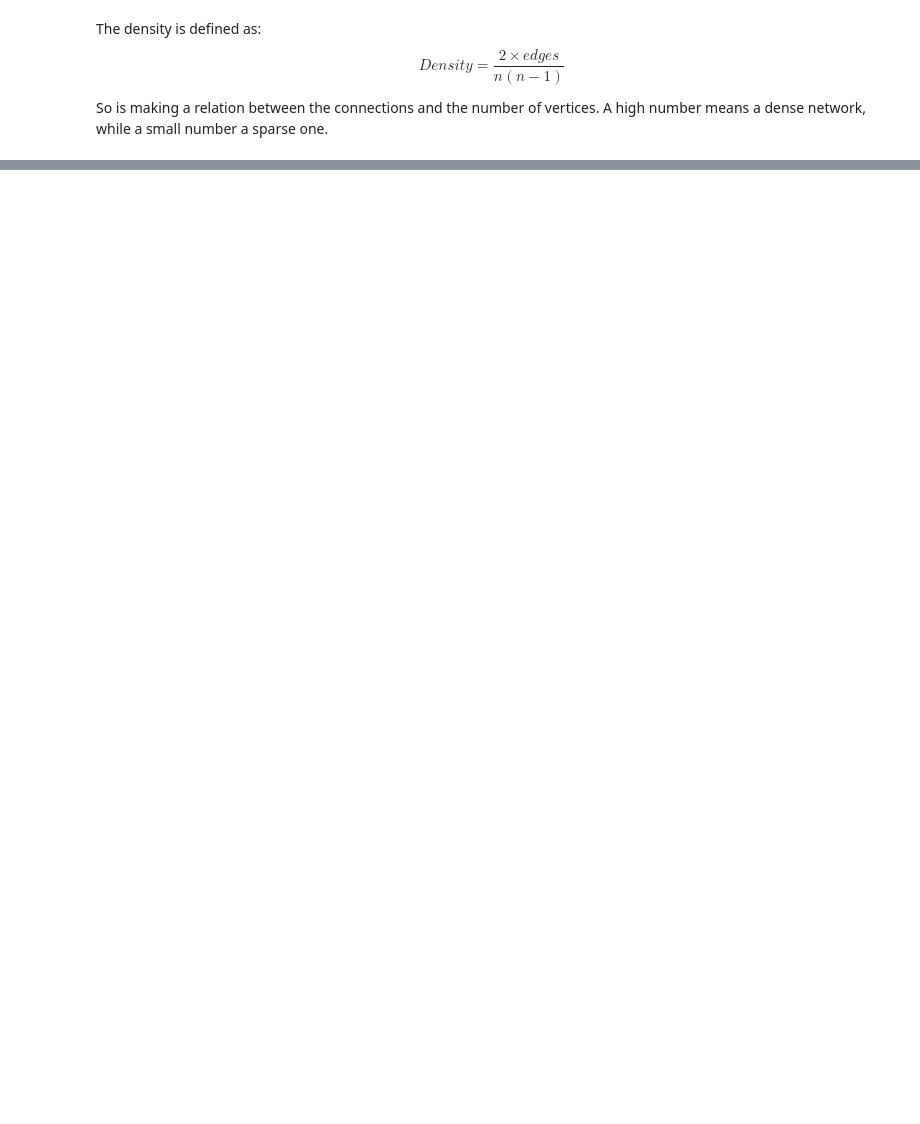
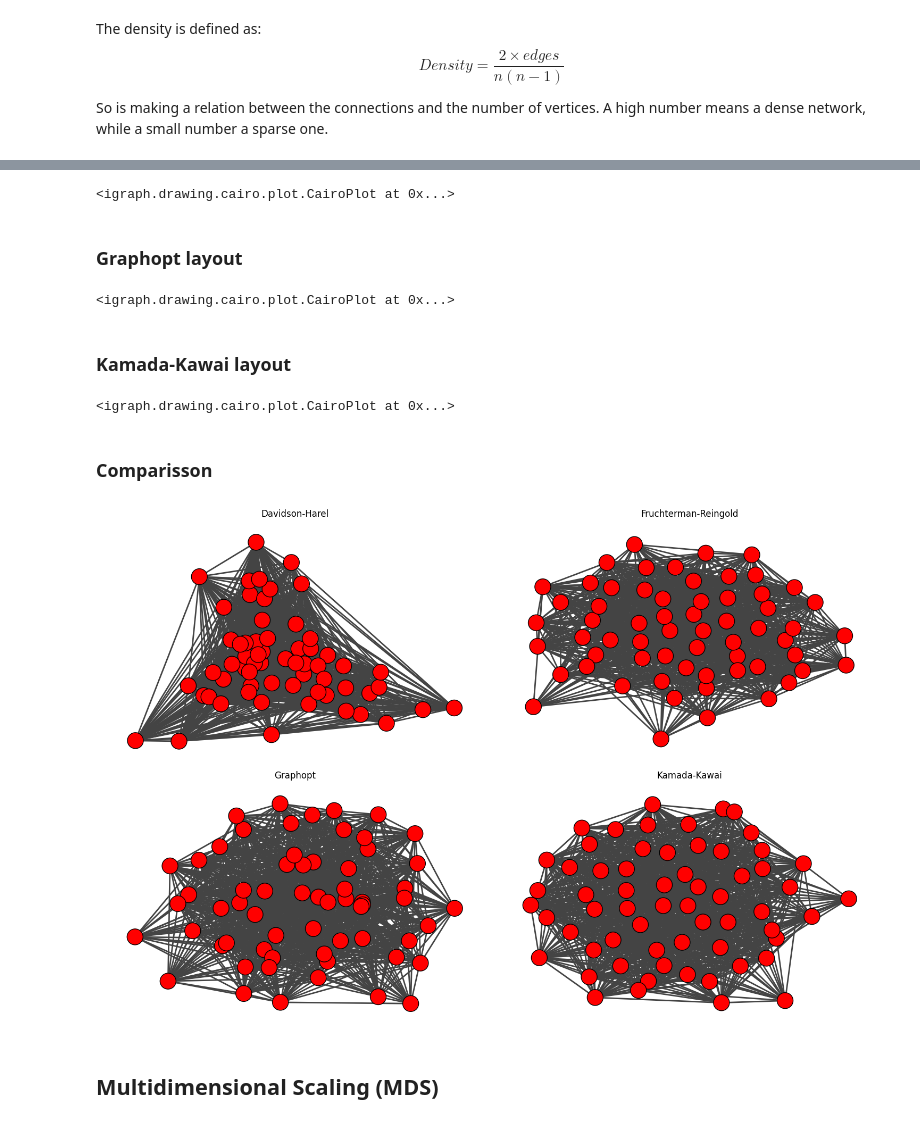
Before and after one commit to DanielLosada/UC3M-NetworkAnalysis, a Jupyter notebook: Assignment.ipynb, the cells around one changed output, grey strips where cells are left out. Drawn from its saved outputs; the diff is of its cells as text; code cells hidden in the pictures; blank space fills up the shorter version.

Commit message:
Graph Visualization

```diff
--- a/Assignment.ipynb
+++ b/Assignment.ipynb
@@ -414,0 +497,68 @@ else:
+# %%
+# Cada que se corre da un resultado diferente xq es aleatorio
+# No encontré la forma de fijar la semilla
+
+# Fruchterman-Reingold layout
+layout_fr = g.layout("fr")
+
+# Plot
+ig.plot(g, layout=layout_fr, vertex_label=g.vs["label"], bbox=(600, 600), margin=40)
+# %% [output]
+<igraph.drawing.cairo.plot.CairoPlot at 0x...>
+# %% [markdown]
+### Graphopt layout
+# %%
+layout_graphopt = g.layout_graphopt()
+
+ig.plot(g, layout=layout_graphopt, vertex_label=g.vs["label"], bbox=(600, 600), margin=40)
+# %% [output]
+<igraph.drawing.cairo.plot.CairoPlot at 0x...>
+# %% [markdown]
+### Kamada-Kawai layout
+# %%
+layout_kk = g.layout("kk")  # Kamada-Kawai layout
+
+# Plot
+ig.plot(g, layout=layout_kk, vertex_label=g.vs["label"], bbox=(600, 600), margin=40)
+# %% [output]
+<igraph.drawing.cairo.plot.CairoPlot at 0x...>
+# %% [markdown]
+### Comparisson
+# %%
+layouts = {
+    "Davidson-Harel": layout_dh,
+    "Fruchterman-Reingold": layout_fr,
+    #"GEM": g.layout("gem"),
+    "Graphopt": layout_graphopt,
+    "Kamada-Kawai": layout_kk
+}
+
+# Plot grid: 2 rows, 3 columns
+fig, axes = plt.subplots(2, 2, figsize=(15, 10))  # Adjust size as needed
+axes = axes.flatten()
+
+# Plot each layout
+for i, (name, layout) in enumerate(layouts.items()):
+    ax = axes[i]
+    ig.plot(
+        g,
+        layout=layout,
+        bbox=(300, 300),
+        margin=20,
+        vertex_label=None,
+        target=ax,
+    )
+    ax.set_title(name)
+    ax.axis("off")
+
+# If there’s an extra subplot (e.g., 6th), turn it off
+if len(layouts) < len(axes):
+    for j in range(len(layouts), len(axes)):
+        axes[j].axis("off")
+
+plt.tight_layout()
+plt.show()
+# %% [output]
+[figure, added]
+# %% [markdown]
+## Multidimensional Scaling (MDS)
```
Also changed, not shown: parts of 20 cells of this notebook.
